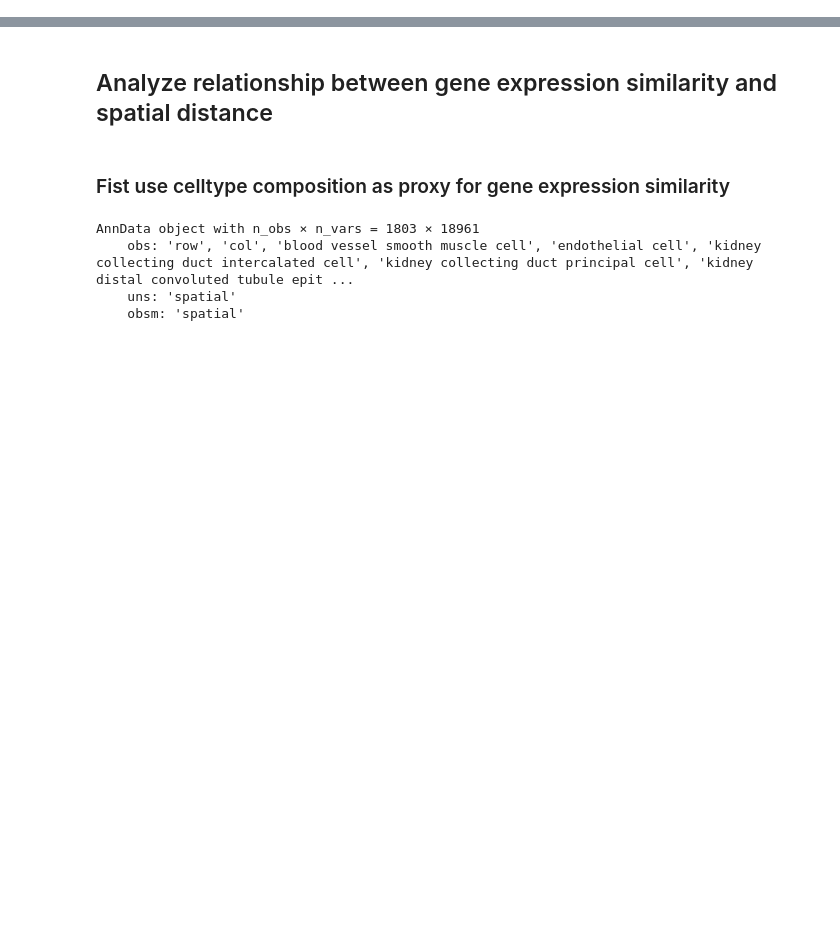
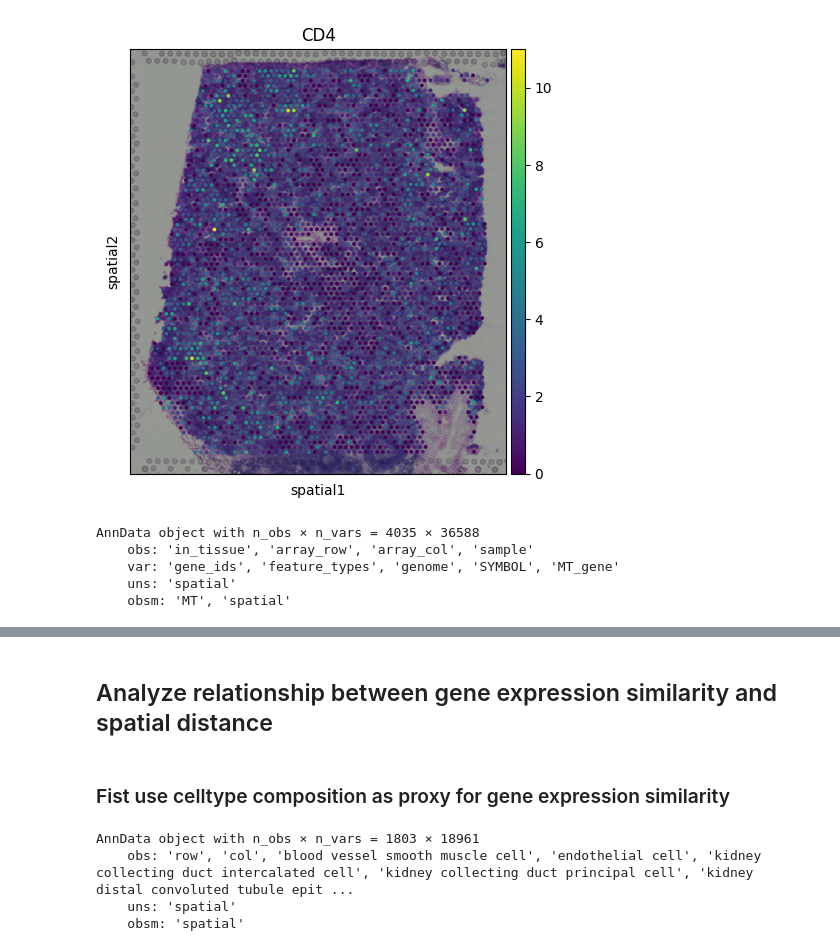
Before and after one commit to robinredX/DISSECT, a Jupyter notebook: notebooks/analysis.ipynb, the cells around one changed output, grey strips where cells are left out. Saved outputs shown, nothing was run; the diff lists cells and outputs as text; code cells hidden in the pictures; blank space fills up the shorter version.

```diff
--- a/notebooks/analysis.ipynb
+++ b/notebooks/analysis.ipynb
@@ -34,0 +130,19 @@ experiment_path = f"{experiment_dir}/{experiment_name}"
+# %%
+st_paths = [
+    "./data/spatial/simulations_kidney_slideSeq_v2/UMOD-KI.KI-4b_resolution105.h5ad",
+    "./data/spatial/simulations_kidney_slideSeq_v2/UMOD-WT.WT-2a_resolution75.h5ad",
+    "./data/spatial/simulations_heart_seqFISH/embryo1_resolution0.11.h5ad",
+    "./data/spatial/simulations_heart_seqFISH/embryo2_resolution0.11.h5ad",
+    "./data/spatial/simulations_heart_seqFISH/embryo3_resolution0.11.h5ad",
+    "./data/spatial/lymph_node/st_lymph.h5ad",
+    "./data/spatial/V1_Mouse_Brain_Sagittal_Anterior.h5ad",
+]
+sc_paths = [
+    "./data/spatial/kidney_slideSeq_v2/UMOD-KI.KI-4b.h5ad",
+    "./data/spatial/kidney_slideSeq_v2/UMOD-WT.WT-2a.h5ad",
+    "./data/spatial/heart_seqFISH/embryo1.h5ad",
+    "./data/spatial/heart_seqFISH/embryo2.h5ad",
+    "./data/spatial/heart_seqFISH/embryo3.h5ad",
+    "./data/single-cell/lymph_node/sc_lymph.h5ad",
+    "./data/single-cell/Allenbrain_forSimulation_uniquect.h5ad",
+]
@@ -34,0 +157,26 @@ experiment_path = f"{experiment_dir}/{experiment_name}"
+# %%
+idx = 5
+celltype = "Cardiomyocytes"
+celltype_col = "celltype_mapped_refined"
+gene_name = "CD4"
+st_path = st_paths[idx]
+sc_path = sc_paths[idx]
+st_data = sc.read_h5ad(st_path)
+sc_data = sc.read_h5ad(sc_path)
+# sc_data.obs[celltype] = (sc_data.obs[celltype_col] == celltype).astype(int)
+
+fig, axs = plt.subplots(1, 1, figsize=(5, 5), layout="tight")
+sc.pl.spatial(st_data, color=gene_name, show=False, ax=axs)
+# sc.pl.spatial(sc_data, color=celltype, show=False, ax=axs[1])
+name = st_path.split("/")[-1].split(".")[0]
+plt.savefig(f"./figures/datasets/{name}", dpi=200, bbox_inches="tight")
+# %% [output]
+[figure, added]
+# %%
+st_data
+# %% [output]
+AnnData object with n_obs × n_vars = 4035 × 36588
+    obs: 'in_tissue', 'array_row', 'array_col', 'sample'
+    var: 'gene_ids', 'feature_types', 'genome', 'SYMBOL', 'MT_gene'
+    uns: 'spatial'
+    obsm: 'MT', 'spatial'
```
Also changed, not shown: parts of 43 cells of this notebook, 2 other files.
